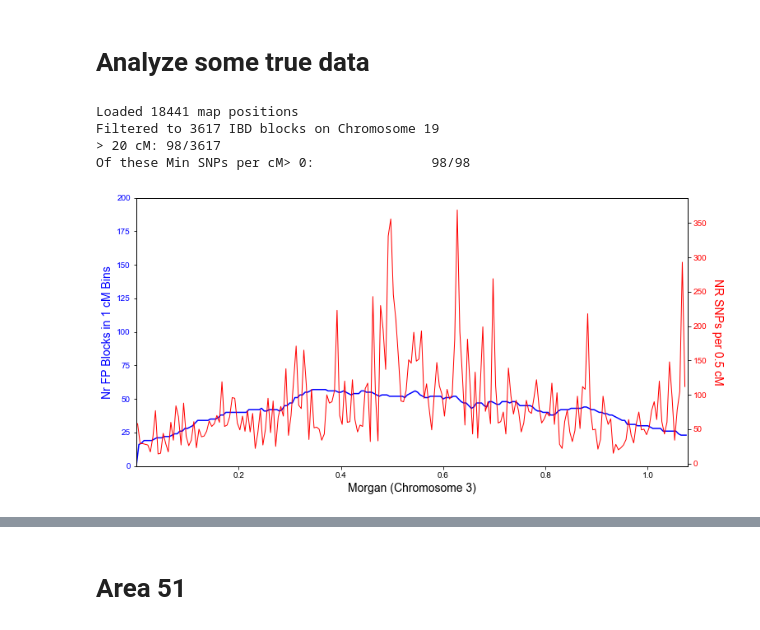
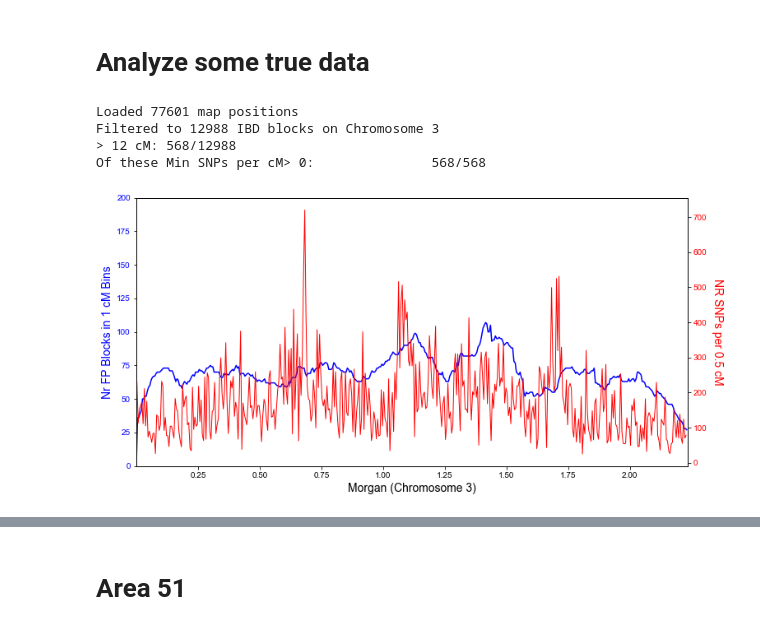
Before and after one commit to hringbauer/ancIBD, a Jupyter notebook: notebook/analyze_ibd/analzye_chrom_ibd.ipynb, the cells around one changed output, grey strips where cells are left out. Drawn from its saved outputs; the diff is of its cells as text; code cells hidden in the pictures.

```diff
--- a/notebook/analyze_ibd/analzye_chrom_ibd.ipynb
+++ b/notebook/analyze_ibd/analzye_chrom_ibd.ipynb
@@ -124,24 +127,24 @@ plot_fp_rate(m, bins10, counts)
 # %% [markdown]
 # Analyze some true data
 # %%
-ch=19 #  ch1 ch10 problematic in terms of SNP density. ch8 really good
+ch=3 #  ch1 ch10 problematic in terms of SNP density. ch8 really good
 path_h5=f'./data/hdf5/1240k_v43/ch{ch}.h5'
 m = load_map(path_h5=path_h5)
 snp_cm=0
 
 path_save = "/n/groups/reich/hringbauer/git/yamnaya/output/ibd/v43/ch_all.tsv" # for IBD csv file
 df_ibd = pd.read_csv(path_save, sep="\t")
 df_ibd = df_ibd[df_ibd["ch"]==ch].reset_index(drop=True)
 print(f"Filtered to {len(df_ibd)} IBD blocks on Chromosome {ch}")
 
-df_ibd=post_process_roh_df(df_ibd, min_cm=20, snp_cm=snp_cm, output=True)
+df_ibd=post_process_roh_df(df_ibd, min_cm=12, snp_cm=snp_cm, output=True)
 
 bins10, counts = create_counts(df_ibd, m, bin_width=0.005)
 
 plot_fp_rate(m, bins10, counts, ylim=[-0.1, 200])
 # %% [output]
-Loaded 18441 map positions
-Filtered to 3617 IBD blocks on Chromosome 19
-> 20 cM: 98/3617
-Of these Min SNPs per cM> 0:               98/98
+Loaded 77601 map positions
+Filtered to 12988 IBD blocks on Chromosome 3
+> 12 cM: 568/12988
+Of these Min SNPs per cM> 0:               568/568
-[figure, old version]
+[figure, new version]
```
Also changed, not shown: parts of 3 cells of this notebook, 54 other files.
